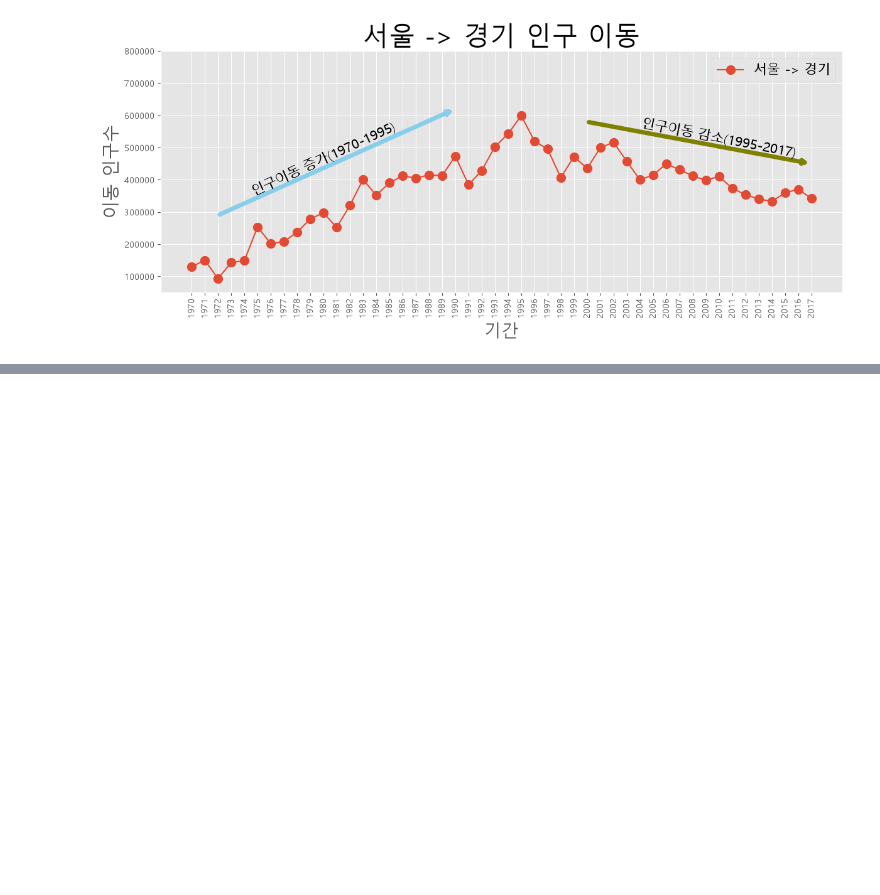
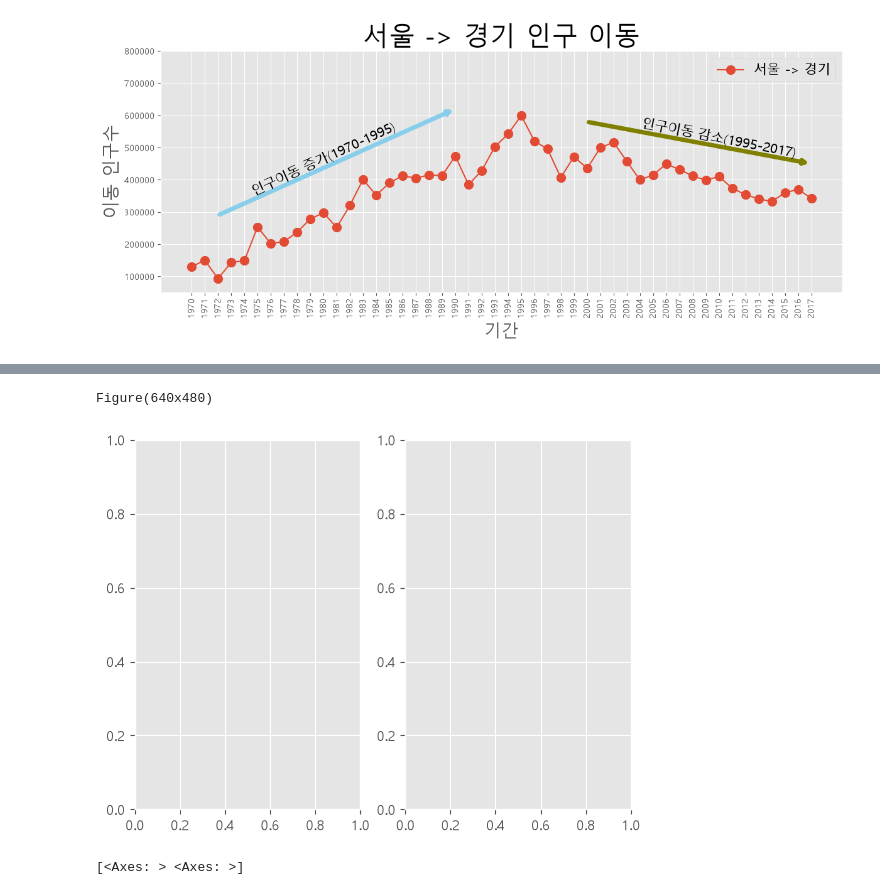
Before and after one commit to SEOWOOSANG/18_data_analytics, a Jupyter notebook: 01_matplotlib.ipynb, the cells around one changed output, grey strips where cells are left out. Cells and saved outputs as stored; diff of their text form; code cells hidden in the pictures; blank space fills up the shorter version.

```diff
--- a/01_matplotlib.ipynb
+++ b/01_matplotlib.ipynb
@@ -312,0 +363,12 @@ plt.show()
+# %%
+# figure 객체 1개, Axes 객체 2개 (1x2 grid)
+fig, axes = plt.subplots(1, 2)
+
+print(fig)
+# %% [output]
+Figure(640x480)
+[figure, added]
+# %%
+print(axes)
+# %% [output]
+[<Axes: > <Axes: >]
```
Also changed, not shown: parts of 16 cells of this notebook, 1 other file.
